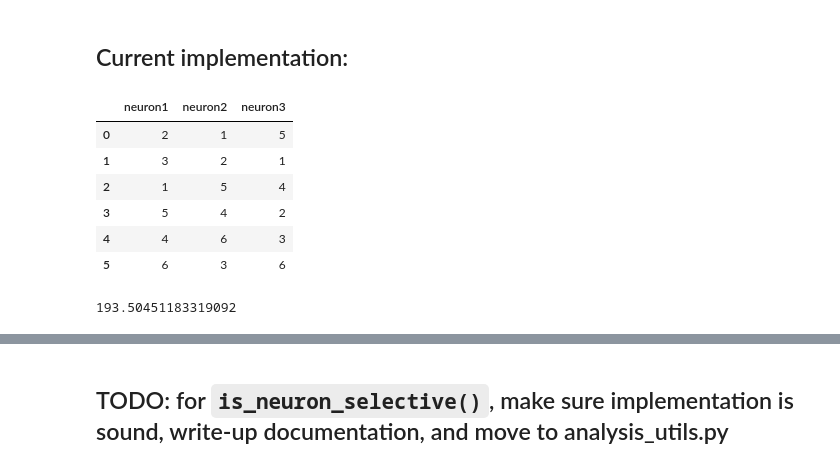
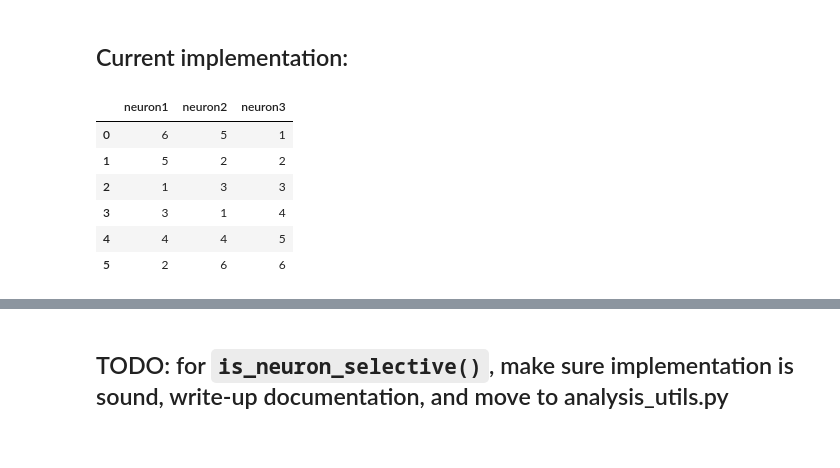
Before and after one commit to smu160/PvsNP, a Jupyter notebook: EPM_Analysis.ipynb, the cells around one changed output, grey strips where cells are left out. Saved outputs shown, nothing was run; the diff lists cells and outputs as text; code cells hidden in the pictures.

```diff
--- a/EPM_Analysis.ipynb
+++ b/EPM_Analysis.ipynb
@@ -141,15 +176,15 @@ df
 # %% [markdown]
 ## Current implementation:
 # %%
-df.loc[:, "neuron1":"neuron2"] = df.loc[:, "neuron1":"neuron2"].apply(lambda x: x.sample(frac=1).values)
+df.loc[:, "neuron1":"neuron2"] = df.loc[:, "neuron1":"neuron2"].apply(lambda x: np.random.permutation(x))
 df
 # %% [output]
 |  | neuron1 | neuron2 | neuron3 |
-| 0 | 2 | 1 | 5 |
-| 1 | 3 | 2 | 1 |
-| 2 | 1 | 5 | 4 |
-| 3 | 5 | 4 | 2 |
-| 4 | 4 | 6 | 3 |
-| 5 | 6 | 3 | 6 |
+| 0 | 6 | 5 | 1 |
+| 1 | 5 | 2 | 2 |
+| 2 | 1 | 3 | 3 |
+| 3 | 3 | 1 | 4 |
+| 4 | 4 | 4 | 5 |
+| 5 | 2 | 6 | 6 |
 # %%
 def shuffle_worker(q, num_of_experiments, neuron_activity_df, neuron_and_behavior_df, behavior):
@@ -201,11 +247,3 @@ def shuffle(total_experiments, neuron_and_behavior_df, neuron_activity_df, behav
         p.join()
 
     return pd.concat(rets, ignore_index=True)
-# %%
-import time
-s = time.time()
-bootstrapped = shuffle(10000, neuron_concated_behavior, AUC_dataframe, "OpenArms_centerpoint")
-e = time.time()
-print(e-s)
-# %% [output]
-193.50451183319092
```
Also changed, not shown: parts of 23 cells of this notebook.
